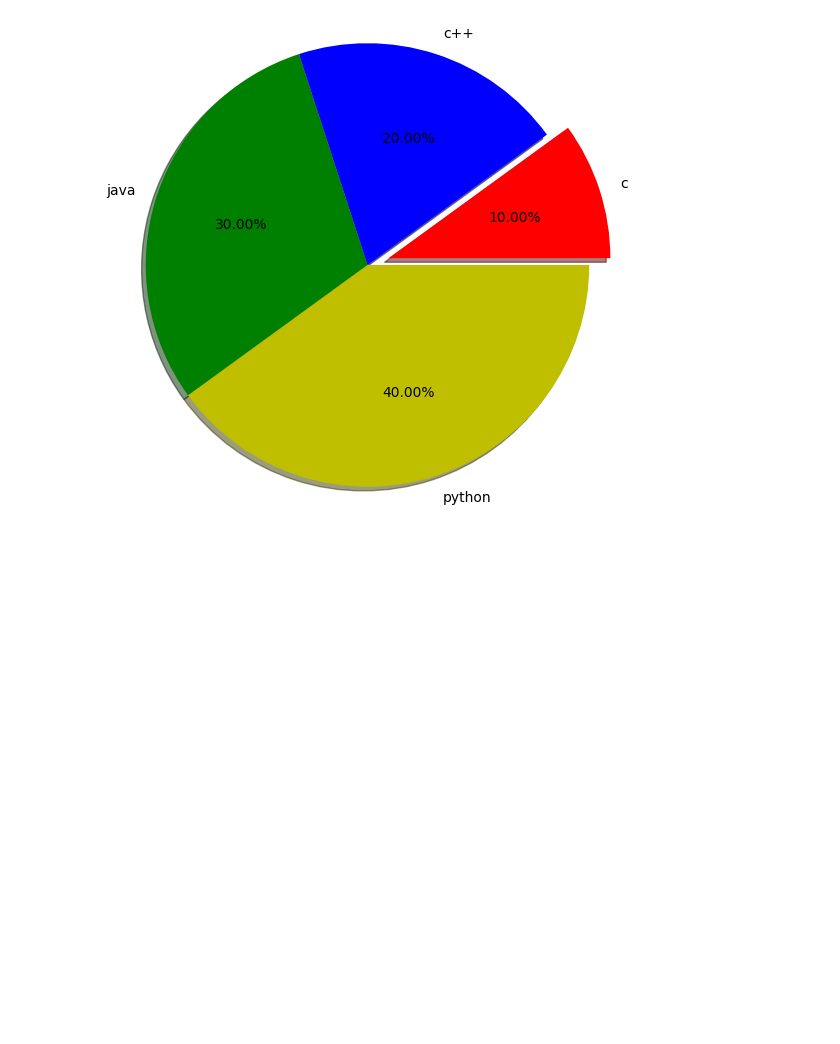
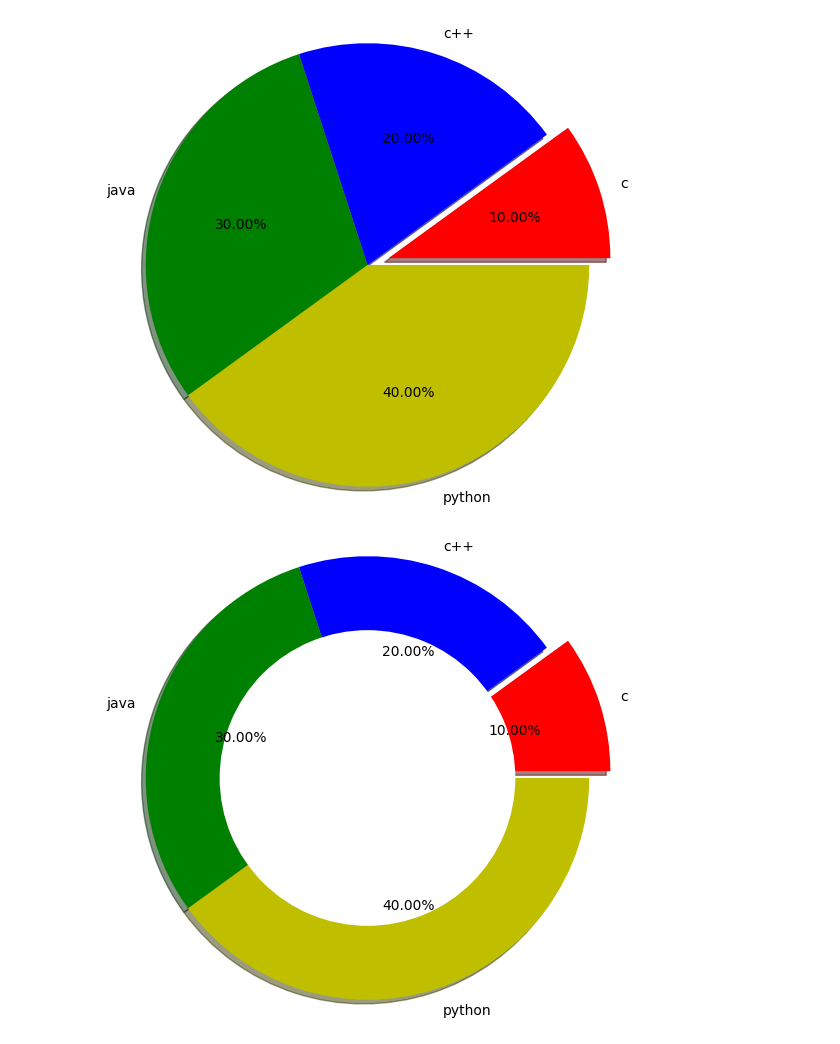
Before and after one commit to amanchandra100/ML_Basics, a Jupyter notebook: Matplotlib.ipynb, the cells around one changed output. Drawn from its saved outputs; the diff is of its cells as text; code cells hidden in the pictures; blank space fills up the shorter version.

Commit message:
update Matplotlib

```diff
--- a/Matplotlib.ipynb
+++ b/Matplotlib.ipynb
@@ -33,3 +33,14 @@ plt.pie(x,labels=y,radius=1.5, explode=explode,shadow=True,autopct="%0.2f%%",col
 plt.show()
 # %% [output]
 [figure]
+# %%
+import matplotlib.pyplot as plt
+y=["c","c++","java","python"]
+x=[10,20,30,40]
+colors=["r","b","g","y"]
+explode=[0.15,0.0,0.0,0.0]
+plt.pie(x,labels=y,radius=1.5,colors=colors,explode=explode,shadow=True,autopct="%0.2f%%",)
+plt.pie([1],colors="w")
+plt.show()
+# %% [output]
+[figure, added]
```
Also changed, not shown: parts of 2 cells of this notebook.
